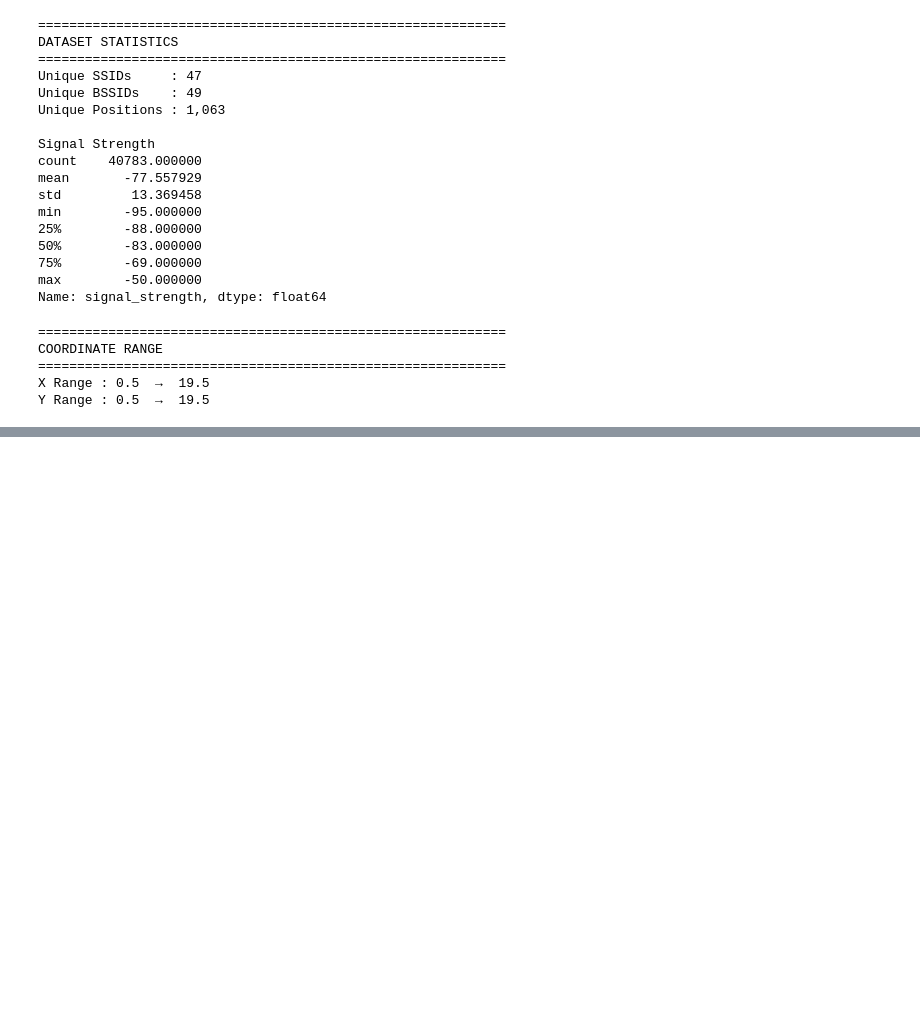
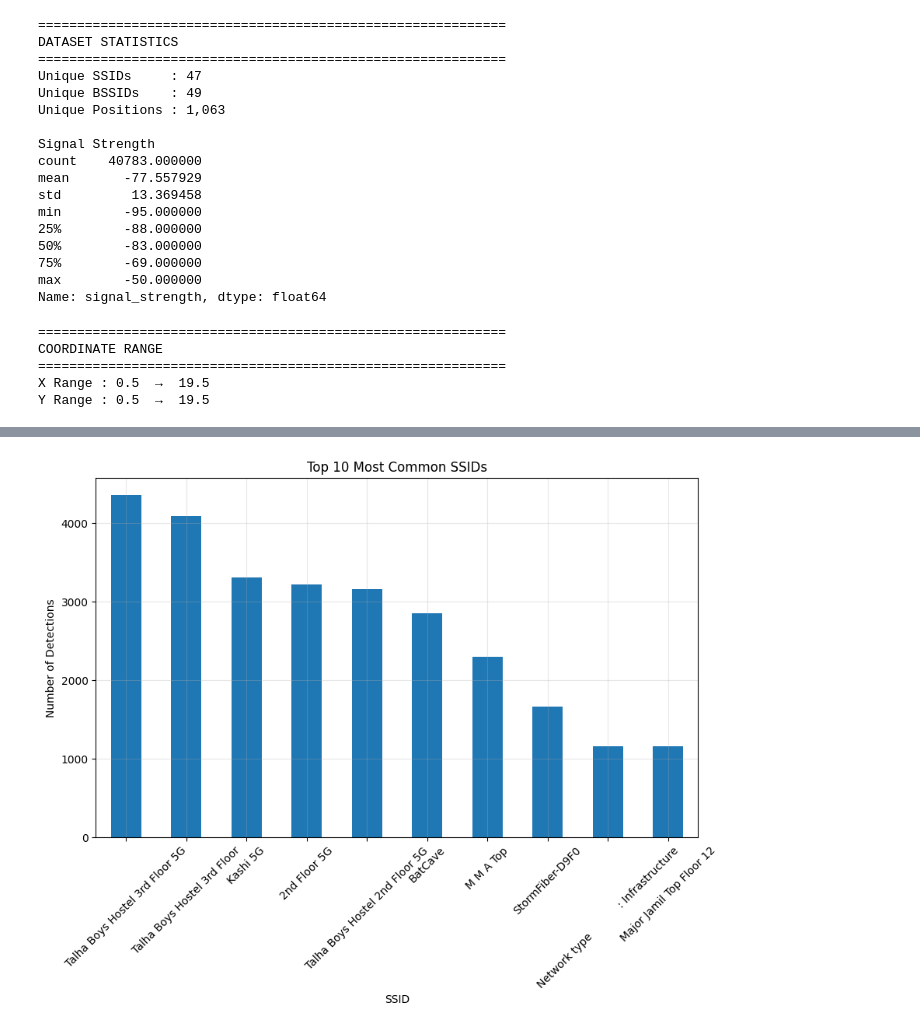
Before and after one commit to moazabeer/wifi-indoor-localization-ml, a Jupyter notebook: notebooks/WiFi_Indoor_Localization.ipynb, the cells around one changed output, grey strips where cells are left out. Cells and saved outputs as stored; diff of their text form; code cells hidden in the pictures; blank space fills up the shorter version.

```diff
--- a/notebooks/WiFi_Indoor_Localization.ipynb
+++ b/notebooks/WiFi_Indoor_Localization.ipynb
@@ -396,0 +436,24 @@ Y Range : 0.5  →  19.5
+# %%
+# ==========================================================
+# Most Common SSIDs
+# ==========================================================
+
+top_ssids = dataset["ssid"].value_counts().head(10)
+
+plt.figure(figsize=(10,6))
+
+top_ssids.plot(kind="bar")
+
+plt.title("Top 10 Most Common SSIDs")
+
+plt.xlabel("SSID")
+
+plt.ylabel("Number of Detections")
+
+plt.xticks(rotation=45)
+
+plt.grid(alpha=0.3)
+
+plt.show()
+# %% [output]
+[figure, added]
```
Also changed, not shown: parts of 7 cells of this notebook.
